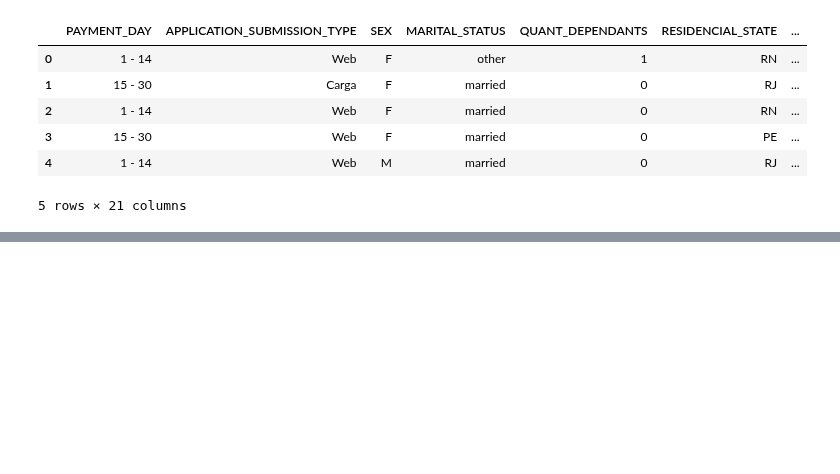
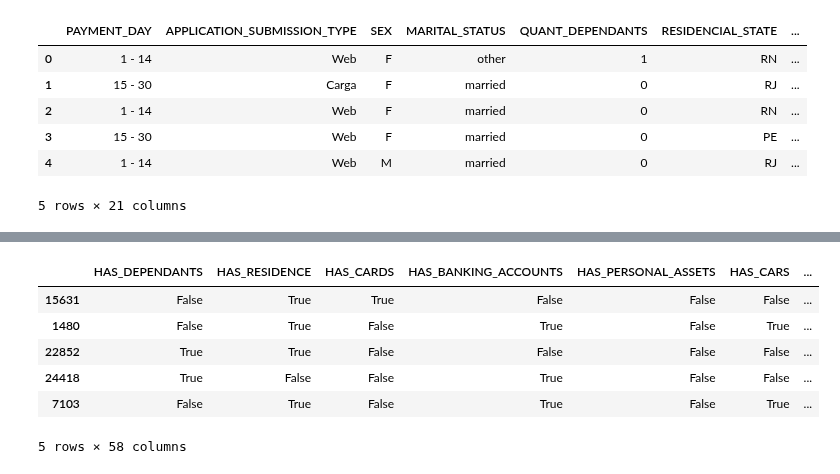
Before and after one commit to tutecode/credit-risk-analysis, a Jupyter notebook: src/notebooks/model_ml_model_dev_v0.ipynb, the cells around one changed output, grey strips where cells are left out. Drawn from its saved outputs; the diff is of its cells as text; code cells hidden in the pictures; blank space fills up the shorter version.

```diff
--- a/src/notebooks/model_ml_model_dev_v0.ipynb
+++ b/src/notebooks/model_ml_model_dev_v0.ipynb
@@ -49,0 +154,4 @@ app_normalized.head()
+# %%
+# split in sets
+reload(data_utils)
+train_set, test_set, val_set = data_utils.get_feature_in_set(app_normalized)
@@ -49,0 +177,10 @@ app_normalized.head()
+# %%
+x.head()
+# %% [output]
+|  | HAS_DEPENDANTS | HAS_RESIDENCE | HAS_CARDS | HAS_BANKING_ACCOUNTS | HAS_PERSONAL_ASSETS | HAS_CARS | ... |
+| 15631 | False | True | True | False | False | False | ... |
+| 1480 | False | True | False | True | False | True | ... |
+| 22852 | True | True | False | False | False | False | ... |
+| 24418 | True | False | False | True | False | False | ... |
+| 7103 | False | True | False | True | False | True | ... |
+5 rows × 58 columns
```
Also changed, not shown: parts of 16 cells of this notebook, 5 other files.
